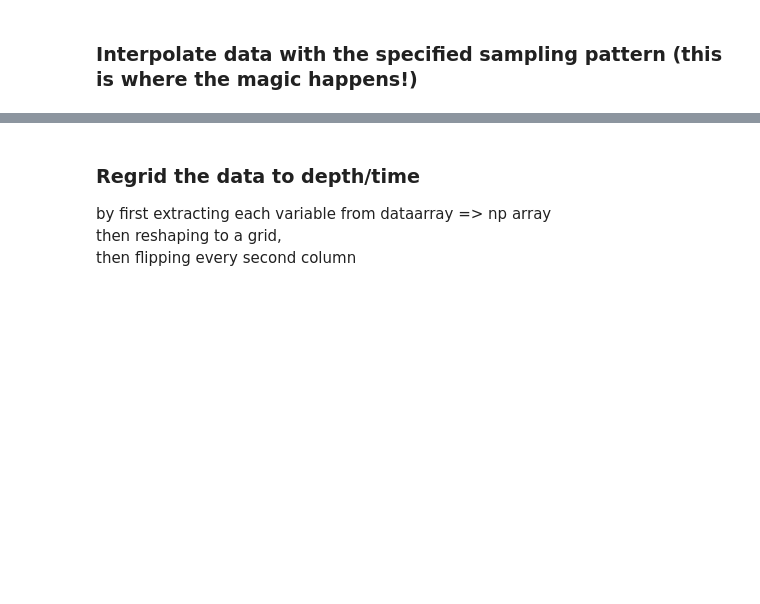
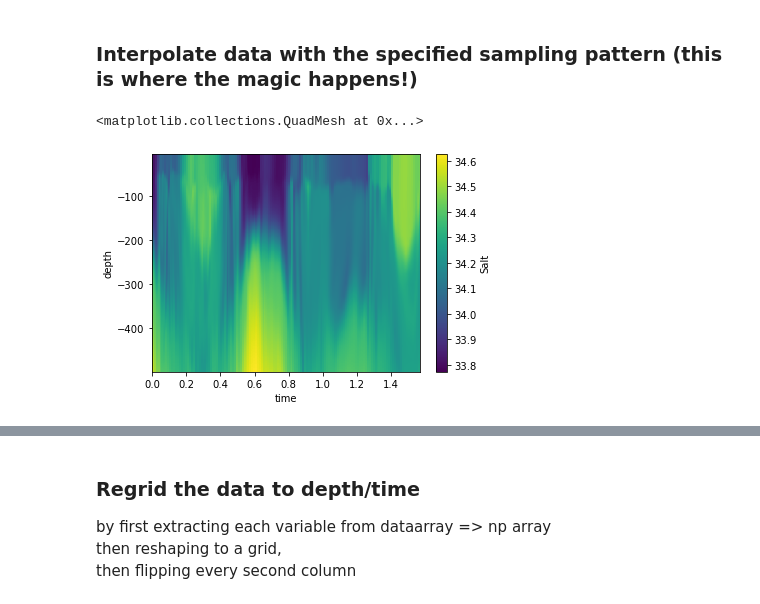
Before and after one commit to kdrushka/model-subsampling, a Jupyter notebook: testing/osse_code.ipynb, the cells around one changed output, grey strips where cells are left out. Drawn from its saved outputs; the diff is of its cells as text; code cells hidden in the pictures; blank space fills up the shorter version.

```diff
--- a/testing/osse_code.ipynb
+++ b/testing/osse_code.ipynb
@@ -163,4 +143,9 @@ plt.show()
 # %%
 del sys.modules['osse_tools']
 from osse_tools import download_llc4320_data, compute_derived_fields, get_survey_track, survey_interp
-sdata, sh_true = survey_interp(ds, survey_track, survey_indices)
+sdata, sgr = survey_interp(ds, survey_track, survey_indices)
+# %%
+sgr.Salt.plot()
+# %% [output]
+<matplotlib.collections.QuadMesh at 0x...>
+[figure, added]
```
Also changed, not shown: parts of 10 cells of this notebook, 1 other file.
